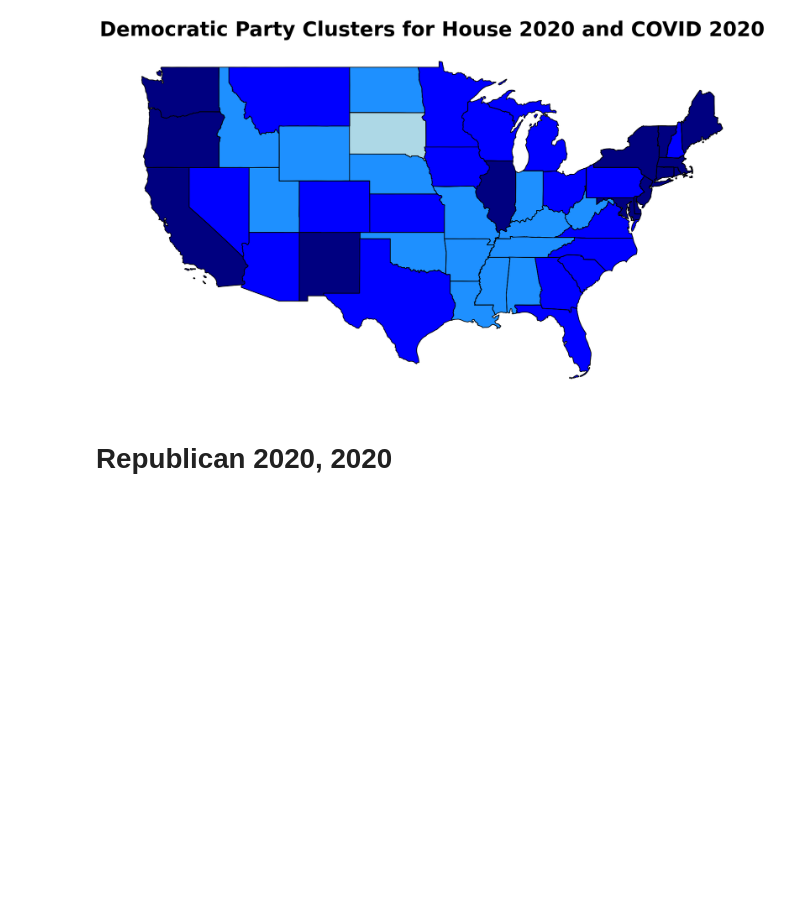
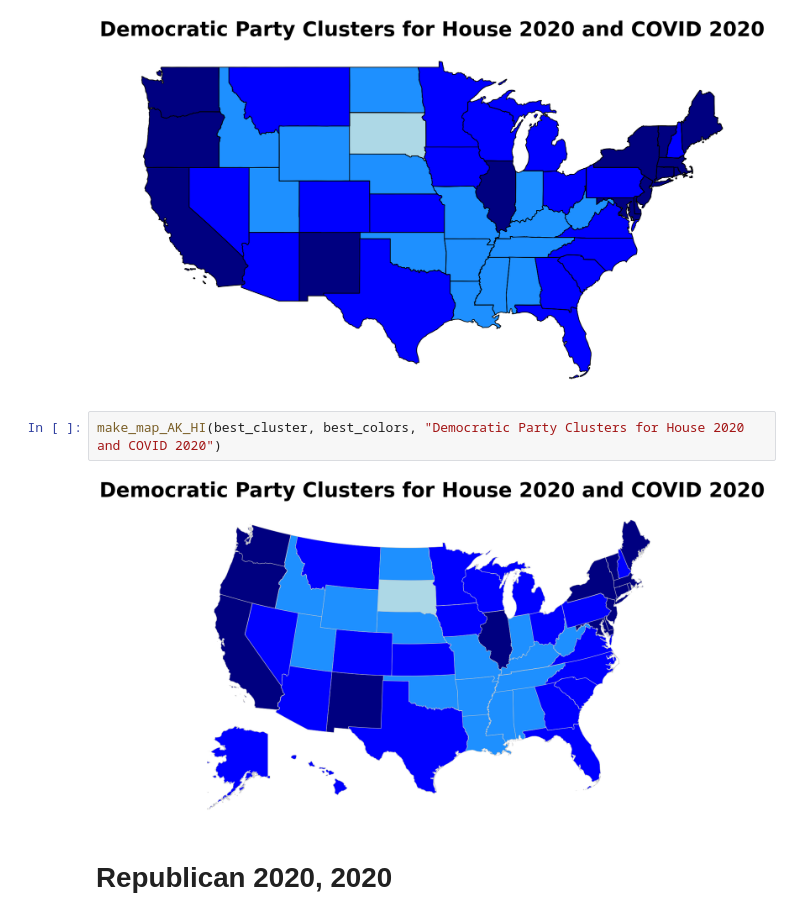
Before and after one commit to IanSinColorado/PoliticsAndCovid, a Jupyter notebook: dataCompression.ipynb, the cells around one changed output. Saved outputs shown, nothing was run; the diff lists cells and outputs as text; blank space fills up the shorter version.

Commit message:
Made a function for plotting HI and AK

```diff
--- a/dataCompression.ipynb
+++ b/dataCompression.ipynb
@@ -821,6 +869,10 @@ print(cases_norm[2020][s])
 make_map(best_cluster, best_colors, "Democratic Party Clusters for House 2020 and COVID 2020")
 # %% [output]
 [figure]
+# %%
+make_map_AK_HI(best_cluster, best_colors, "Democratic Party Clusters for House 2020 and COVID 2020")
+# %% [output]
+[figure, added]
 # %% [markdown]
 # Republican 2020, 2020
 # %%
```
Also changed, not shown: parts of 8 cells of this notebook.
